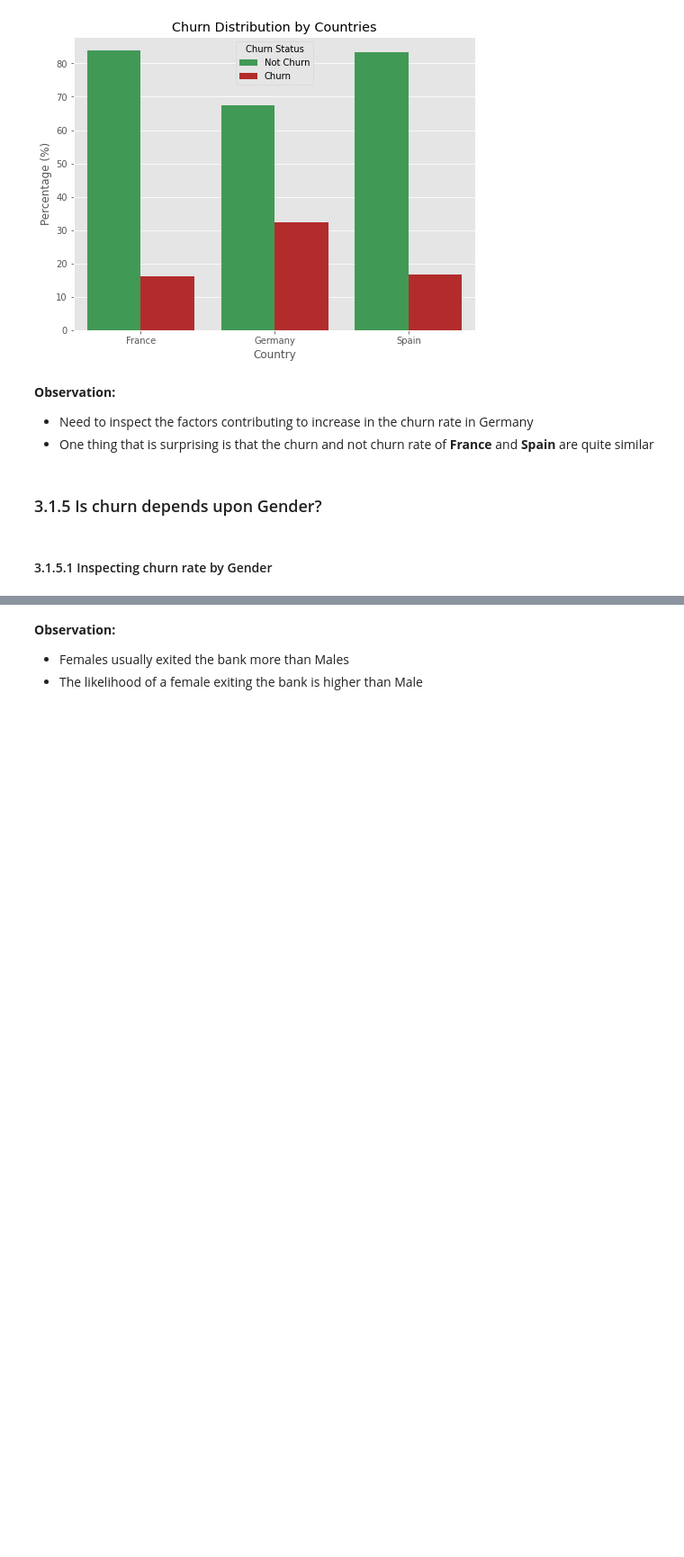
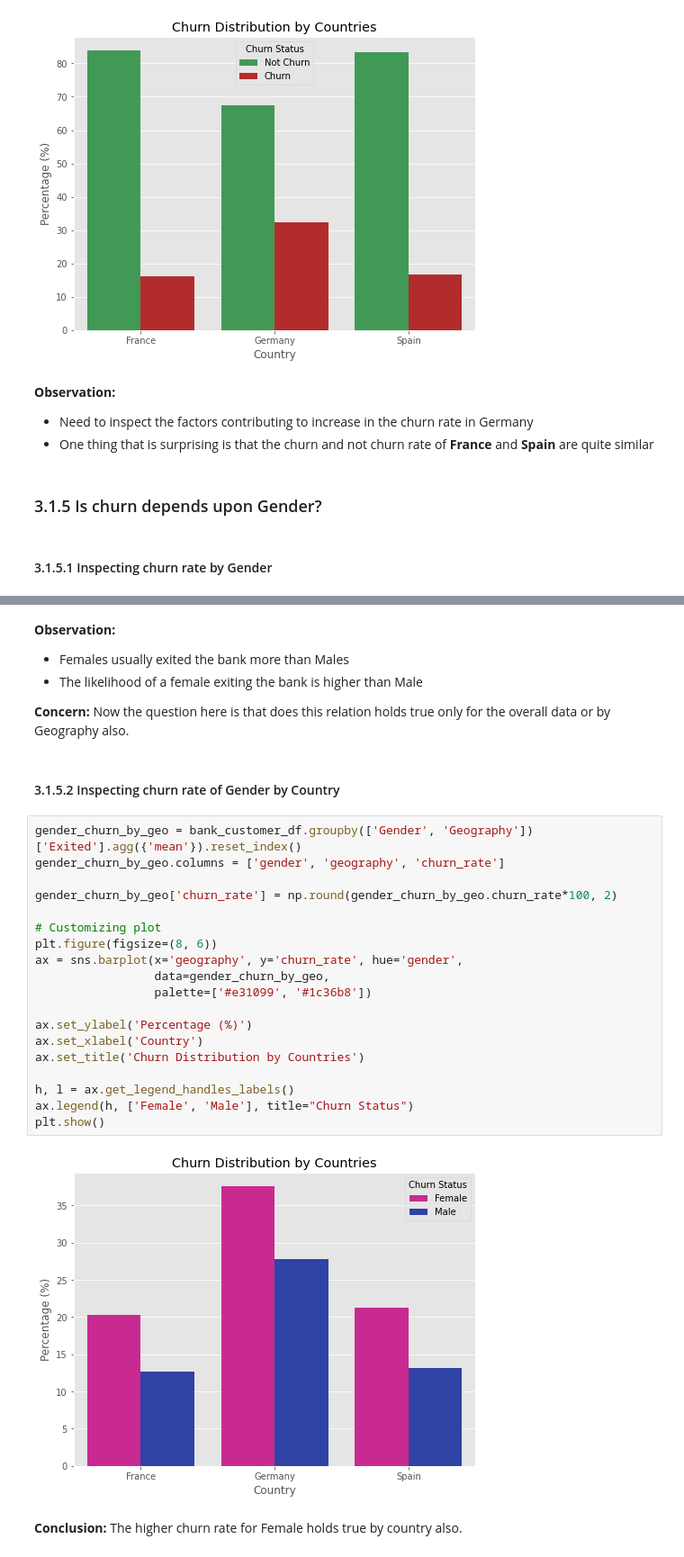
Before and after one commit to sank3t/Bank-Customer-Churn, a Jupyter notebook: EDA - Bank Customer Churn.ipynb, the cells around one changed output, grey strips where cells are left out. Shown: that part at 90% size. Cells and saved outputs as stored; diff of their text form; blank space fills up the shorter version.

Commit message:
Added churn rate of gender by country

```diff
--- a/EDA - Bank Customer Churn.ipynb
+++ b/EDA - Bank Customer Churn.ipynb
@@ -257,3 +258,30 @@ plt.show()
 
 * Females usually exited the bank more than Males
 * The likelihood of a female exiting the bank is higher than Male
+
+**Concern:** Now the question here is that does this relation holds true only for the overall data or by Geography also.
+# %% [markdown]
+#### 3.1.5.2 Inspecting churn rate of Gender by Country
+# %%
+gender_churn_by_geo = bank_customer_df.groupby(['Gender', 'Geography'])['Exited'].agg({'mean'}).reset_index()
+gender_churn_by_geo.columns = ['gender', 'geography', 'churn_rate']
+
+gender_churn_by_geo['churn_rate'] = np.round(gender_churn_by_geo.churn_rate*100, 2)
+
+# Customizing plot
+plt.figure(figsize=(8, 6))
+ax = sns.barplot(x='geography', y='churn_rate', hue='gender',
+                 data=gender_churn_by_geo,
+                 palette=['#e31099', '#1c36b8'])
+
+ax.set_ylabel('Percentage (%)')
+ax.set_xlabel('Country')
+ax.set_title('Churn Distribution by Countries')
+
+h, l = ax.get_legend_handles_labels()
+ax.legend(h, ['Female', 'Male'], title="Churn Status")
+plt.show()
+# %% [output]
+[figure, added]
+# %% [markdown]
+**Conclusion:** The higher churn rate for Female holds true by country also.
```
Also changed, not shown: parts of 1 cell of this notebook.
